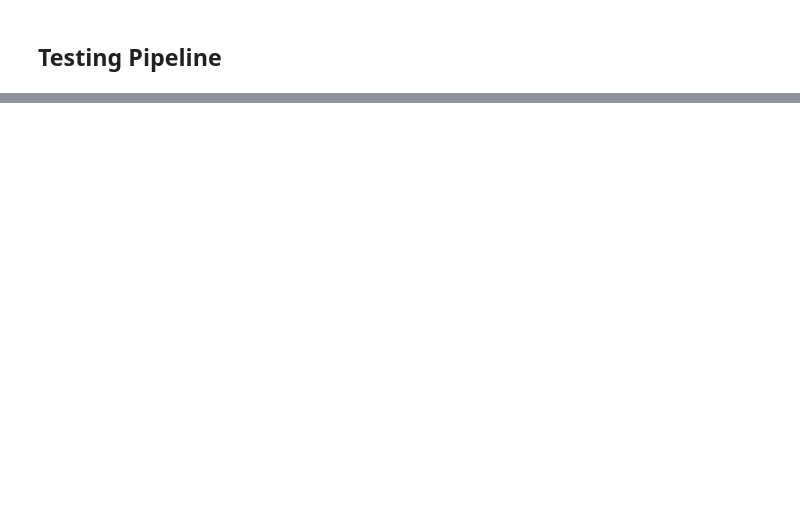
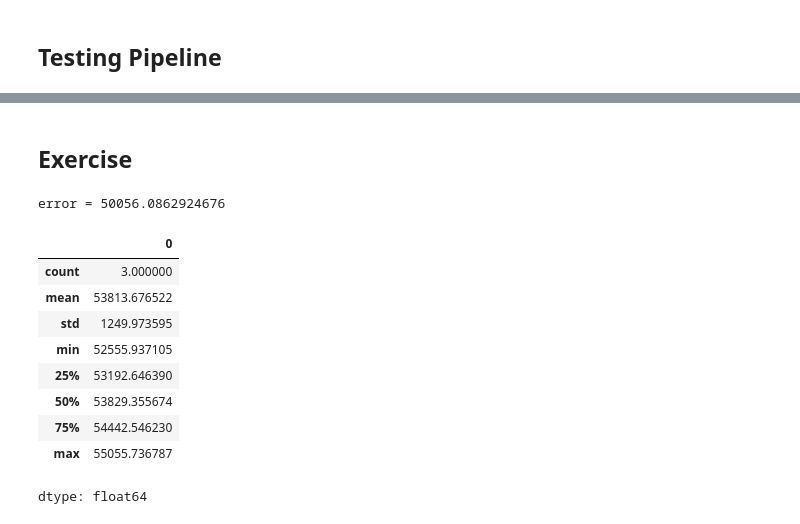
Before and after one commit to asrevo-applied-ml/basic-ml, a Jupyter notebook: e2e_ml.ipynb, the cells around one changed output, grey strips where cells are left out. Cells and saved outputs as stored; diff of their text form; code cells hidden in the pictures; blank space fills up the shorter version.

```diff
--- a/e2e_ml.ipynb
+++ b/e2e_ml.ipynb
@@ -313,0 +462,19 @@ root_mean_squared_error(housing_test_labels,housing_predict_test)
+# %% [markdown]
+## Exercise
+# %%
+from sklearn.svm import SVR
+
+pipeline=Pipeline([("transformer",transformer),("model",TransformedTargetRegressor(regressor=SVR(),transformer=FunctionTransformer(func=np.log,inverse_func=np.exp)))])
+evaluate(pipeline)
+# %% [output]
+error = 50056.0862924676
+|  | 0 |
+| count | 3.000000 |
+| mean | 53813.676522 |
+| std | 1249.973595 |
+| min | 52555.937105 |
+| 25% | 53192.646390 |
+| 50% | 53829.355674 |
+| 75% | 54442.546230 |
+| max | 55055.736787 |
+dtype: float64
```
Also changed, not shown: parts of 21 cells of this notebook.
